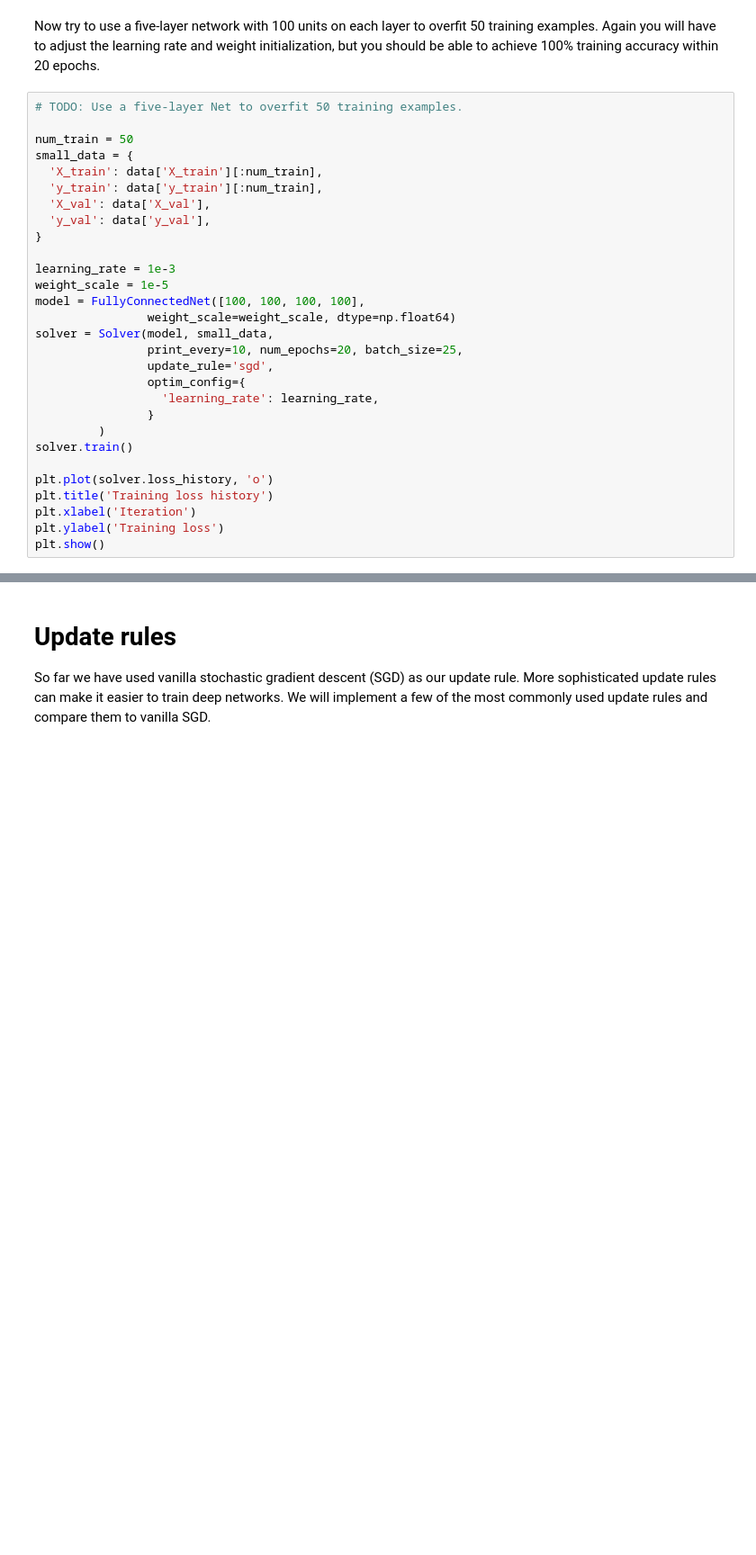
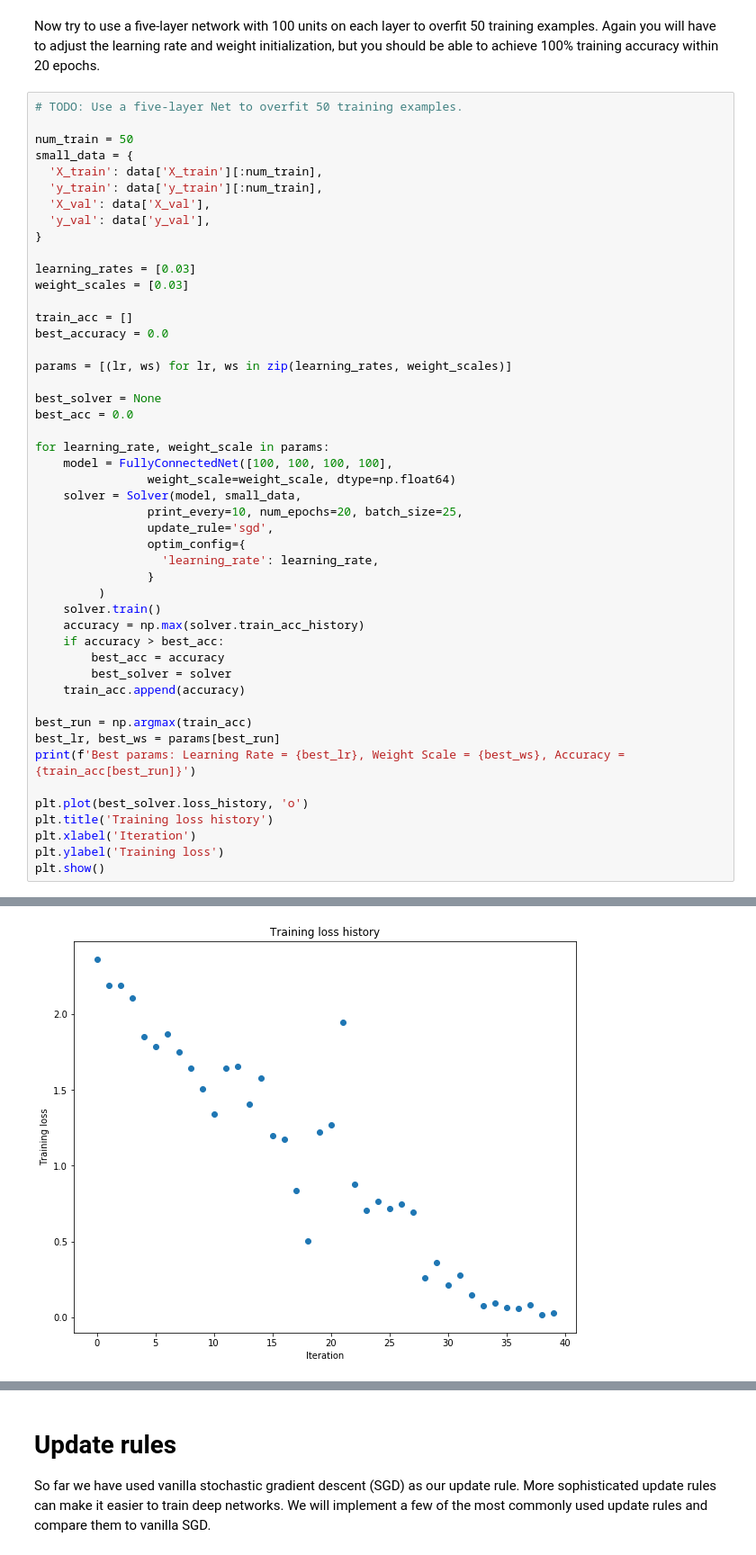
Before and after one commit to sunburntfish/cs231n-assignment2, a Jupyter notebook: FullyConnectedNets.ipynb, the cells around one changed output, grey strips where cells are left out. Shown at 90% size. Cells and saved outputs as stored; diff of their text form; blank space fills up the shorter version.

```diff
--- a/FullyConnectedNets.ipynb
+++ b/FullyConnectedNets.ipynb
@@ -425,21 +482,41 @@ small_data = {
   'y_val': data['y_val'],
 }
 
-learning_rate = 1e-3
-weight_scale = 1e-5
-model = FullyConnectedNet([100, 100, 100, 100],
+learning_rates = [0.03]
+weight_scales = [0.03]
+
+train_acc = []
+best_accuracy = 0.0
+
+params = [(lr, ws) for lr, ws in zip(learning_rates, weight_scales)]
+
+best_solver = None
+best_acc = 0.0
+
+for learning_rate, weight_scale in params:
+    model = FullyConnectedNet([100, 100, 100, 100],
                 weight_scale=weight_scale, dtype=np.float64)
-solver = Solver(model, small_data,
+    solver = Solver(model, small_data,
                 print_every=10, num_epochs=20, batch_size=25,
                 update_rule='sgd',
                 optim_config={
                   'learning_rate': learning_rate,
                 }
          )
-solver.train()
+    solver.train()
+    accuracy = np.max(solver.train_acc_history)
+    if accuracy > best_acc:
+        best_acc = accuracy
+        best_solver = solver
+    train_acc.append(accuracy)
 
-plt.plot(solver.loss_history, 'o')
+best_run = np.argmax(train_acc)
+best_lr, best_ws = params[best_run]
+print(f'Best params: Learning Rate = {best_lr}, Weight Scale = {best_ws}, Accuracy = {train_acc[best_run]}')
+
+plt.plot(best_solver.loss_history, 'o')
 plt.title('Training loss history')
 plt.xlabel('Iteration')
 plt.ylabel('Training loss')
 plt.show()
+# %% [output]
@@ -446,3 +540,4 @@ plt.show()
+[figure, added]
 # %% [markdown]
 # Inline question:
 Did you notice anything about the comparative difficulty of training the three-layer net vs training the five layer net?
```
Also changed, not shown: parts of 7 cells of this notebook, 1 other file.
